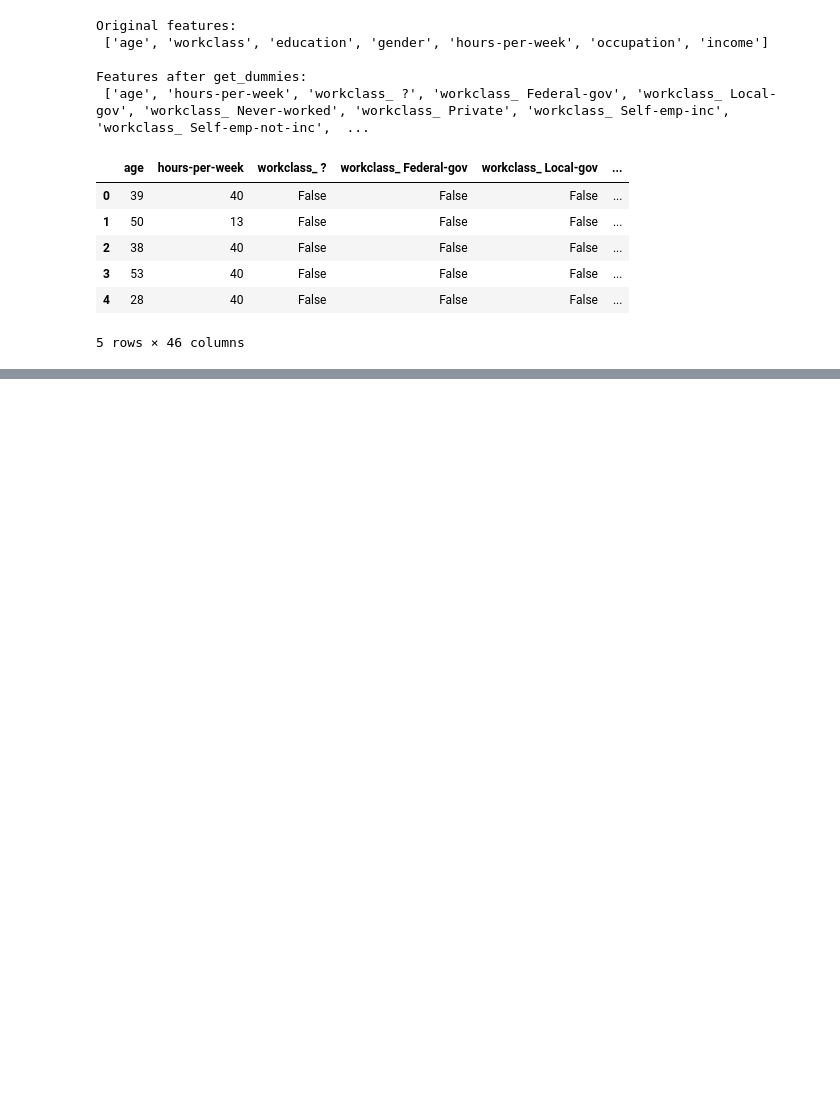
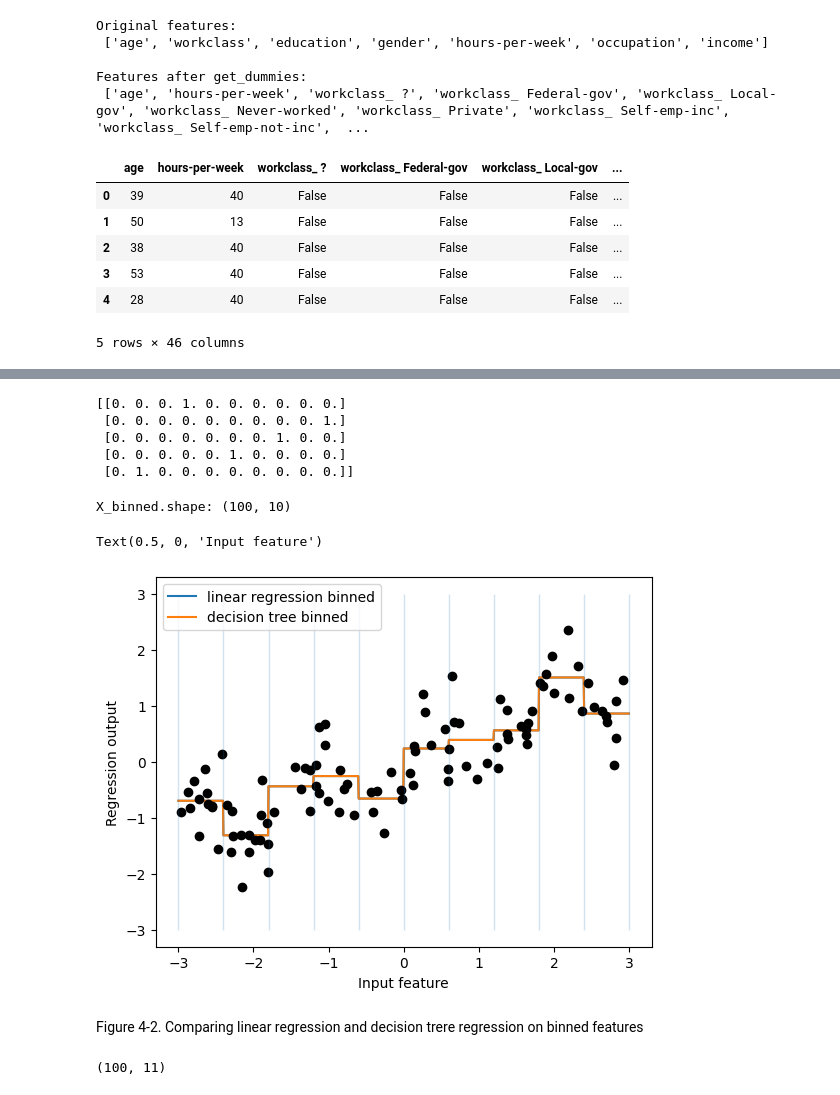
Before and after one commit to Youngsoo1024/Python_ML, a Jupyter notebook: Chap4/ch4_practice.ipynb, the cells around one changed output, grey strips where cells are left out. Saved outputs shown, nothing was run; the diff lists cells and outputs as text; code cells hidden in the pictures; blank space fills up the shorter version.

```diff
--- a/Chap4/ch4_practice.ipynb
+++ b/Chap4/ch4_practice.ipynb
@@ -57,0 +137,4 @@ display(data_dummies.head())
+# %%
+which_bin = np.digitize(X, bins=bins)
+print("\nData points:\n", X[:5])
+print("\nBin membership for data points:\n", which_bin[:5])
@@ -57,0 +155,42 @@ display(data_dummies.head())
+# %%
+from sklearn.preprocessing import OneHotEncoder
+# transform using the OneHotEncoder (sparse ==> sparts_output updated version)
+encoder = OneHotEncoder(sparse_output=False)
+# encoder.fit finds the unique values that appear in which_bin
+encoder.fit(which_bin)
+# transform creates the on-hot encoding
+X_binned =encoder.transform(which_bin)
+print(X_binned[:5])
+# %% [output]
+[[0. 0. 0. 1. 0. 0. 0. 0. 0. 0.]
+ [0. 0. 0. 0. 0. 0. 0. 0. 0. 1.]
+ [0. 0. 0. 0. 0. 0. 0. 1. 0. 0.]
+ [0. 0. 0. 0. 0. 1. 0. 0. 0. 0.]
+ [0. 1. 0. 0. 0. 0. 0. 0. 0. 0.]]
+# %%
+print("X_binned.shape: {}".format(X_binned.shape))
+# %% [output]
+X_binned.shape: (100, 10)
+# %%
+line_binned = encoder.transform(np.digitize(line, bins=bins))
+
+reg = LinearRegression().fit(X_binned, y)
+plt.plot(line, reg.predict(line_binned), label = 'linear regression binned')
+
+reg = DecisionTreeRegressor(min_samples_split=3).fit(X_binned, y)
+plt.plot(line, reg.predict(line_binned), label='decision tree binned')
+plt.plot(X[:, 0], y, 'o', c='k')
+plt.vlines(bins, -3, 3, linewidth=1, alpha=.2)
+plt.legend(loc="upper left")
+plt.ylabel("Regression output")
+plt.xlabel("Input feature")
+# %% [output]
+Text(0.5, 0, 'Input feature')
+[figure, added]
+# %% [markdown]
+Figure 4-2. Comparing linear regression and decision trere regression on binned features
+# %%
+X_combined = np.hstack([X, X_binned])
+print(X_combined.shape)
+# %% [output]
+(100, 11)
```
Also changed, not shown: parts of 27 cells of this notebook.
